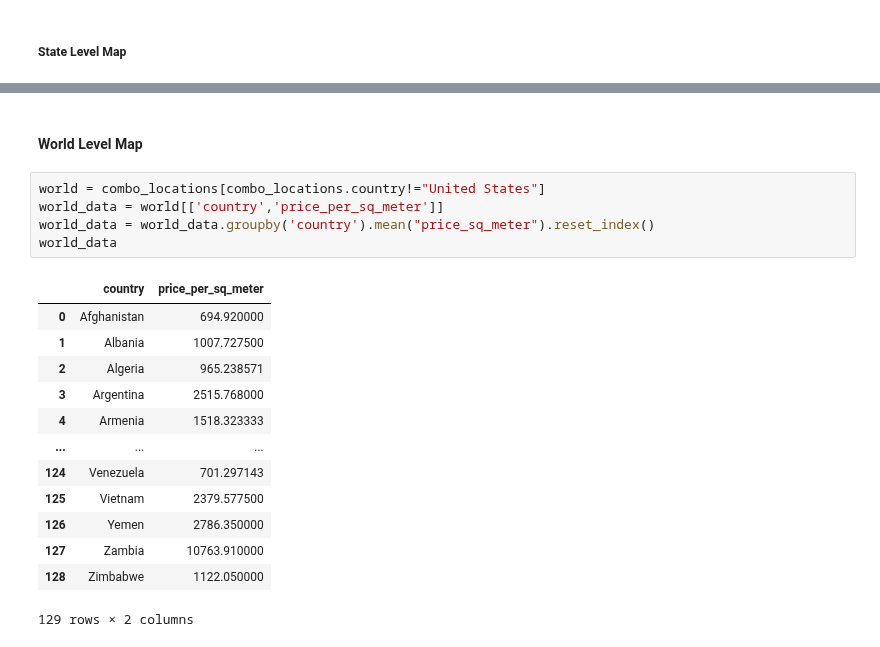
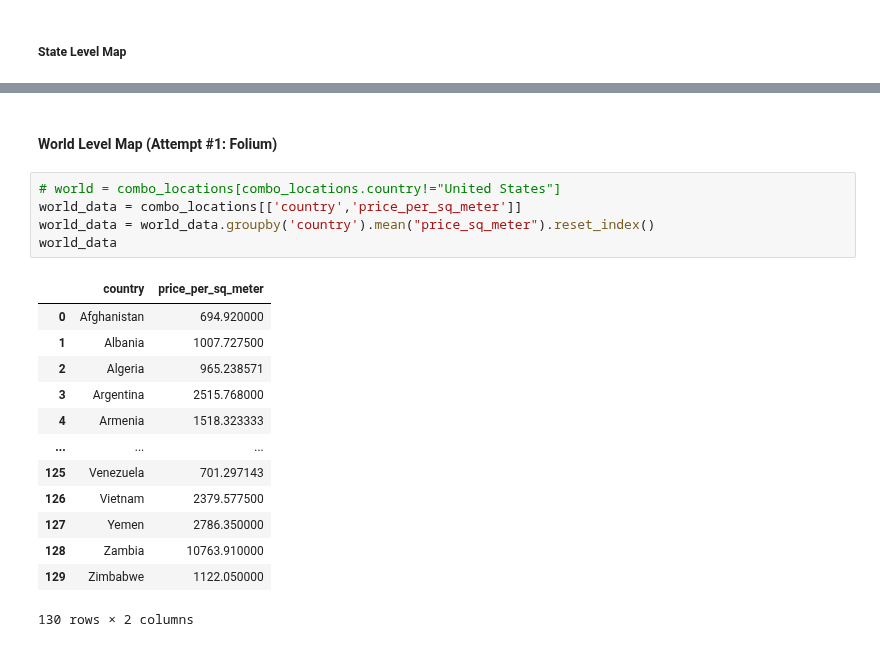
Before and after one commit to apsocarras/team-week, a Jupyter notebook: alex_work.ipynb, the cells around one changed output, grey strips where cells are left out. Cells and saved outputs as stored; diff of their text form.

Commit message:
Explain failure of global map with Folium

```diff
--- a/alex_work.ipynb
+++ b/alex_work.ipynb
@@ -244,26 +244,26 @@ m
 # %% [output]
 [interactive output not drawn]
 # %% [markdown]
-#### World Level Map
+#### World Level Map (Attempt #1: Folium)
 # %%
-world = combo_locations[combo_locations.country!="United States"]
-world_data = world[['country','price_per_sq_meter']]
+# world = combo_locations[combo_locations.country!="United States"]
+world_data = combo_locations[['country','price_per_sq_meter']]
 world_data = world_data.groupby('country').mean("price_sq_meter").reset_index()
 world_data
 # %% [output]
 |  | country | price_per_sq_meter |
 | 0 | Afghanistan | 694.920000 |
 | 1 | Albania | 1007.727500 |
 | 2 | Algeria | 965.238571 |
 | 3 | Argentina | 2515.768000 |
 | 4 | Armenia | 1518.323333 |
 | ... | ... | ... |
-| 124 | Venezuela | 701.297143 |
-| 125 | Vietnam | 2379.577500 |
-| 126 | Yemen | 2786.350000 |
-| 127 | Zambia | 10763.910000 |
-| 128 | Zimbabwe | 1122.050000 |
+| 125 | Venezuela | 701.297143 |
+| 126 | Vietnam | 2379.577500 |
+| 127 | Yemen | 2786.350000 |
+| 128 | Zambia | 10763.910000 |
+| 129 | Zimbabwe | 1122.050000 |
-129 rows × 2 columns
+130 rows × 2 columns
 # %%
 with open("data/countries.geo.json", "r") as json_file:
     world_geo = json.load(json_file)
```
Also changed, not shown: parts of 8 cells of this notebook.
